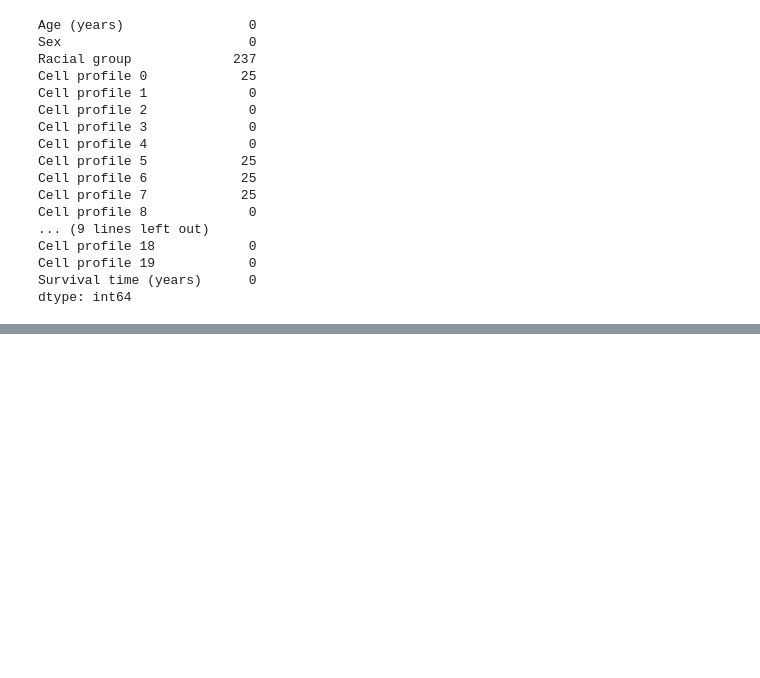
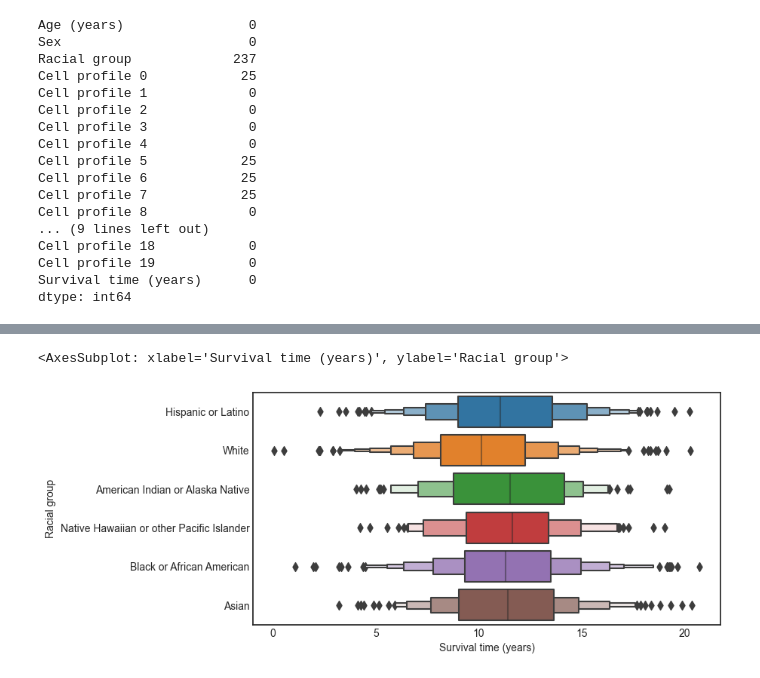
Before and after one commit to BrentonGraham/biomedical-ml-anschutz, a Jupyter notebook: 2. Real World Regression/RealWorldRegression.ipynb, the cells around one changed output, grey strips where cells are left out. Saved outputs shown, nothing was run; the diff lists cells and outputs as text; code cells hidden in the pictures; blank space fills up the shorter version.

```diff
--- a/2. Real World Regression/RealWorldRegression.ipynb
+++ b/2. Real World Regression/RealWorldRegression.ipynb
@@ -752,0 +249,8 @@ strong multicollinearity problems or that the design matrix is singular.
+# %%
+# Checking survival time by racial group
+plt.style.use('seaborn-v0_8-white')
+fig, ax = plt.subplots(1, 1, figsize=(8, 4))
+sns.boxenplot(x=target, y='Racial group', data=data)
+# %% [output]
+<AxesSubplot: xlabel='Survival time (years)', ylabel='Racial group'>
+[figure, added]
```
Also changed, not shown: parts of 115 cells of this notebook.
